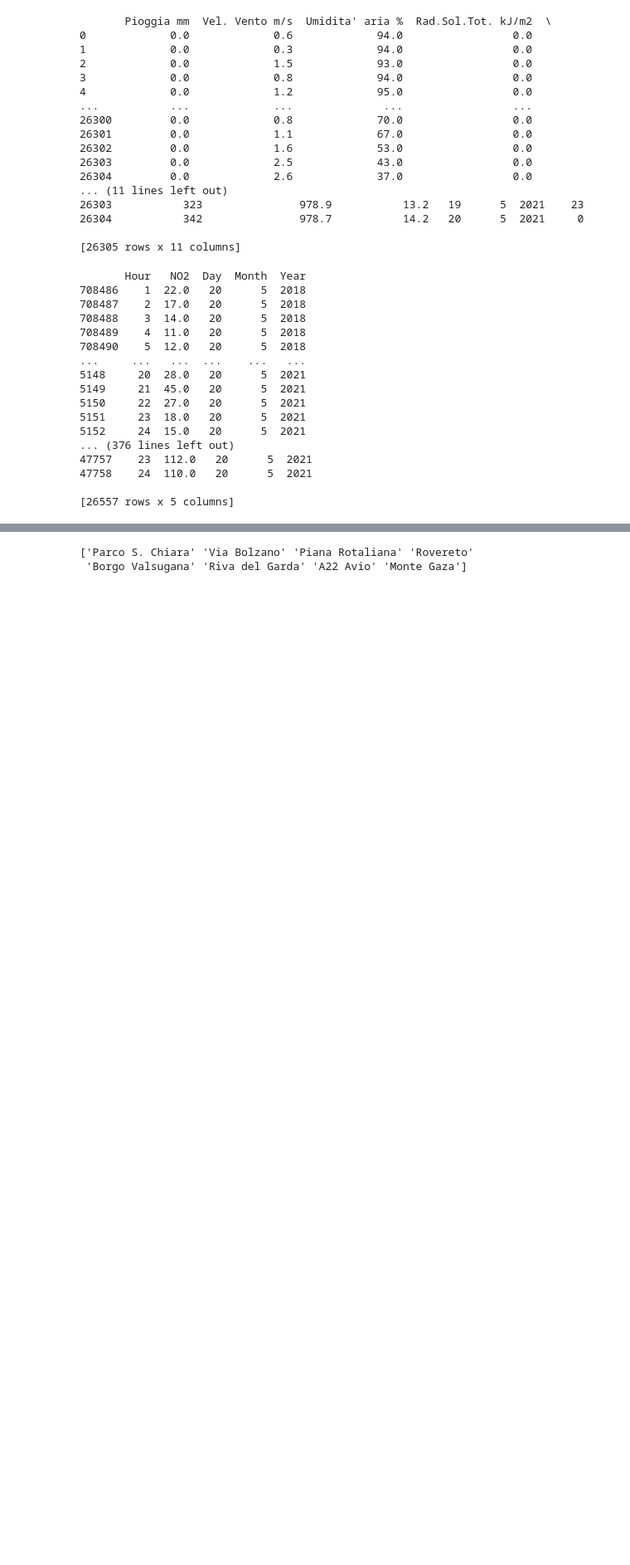
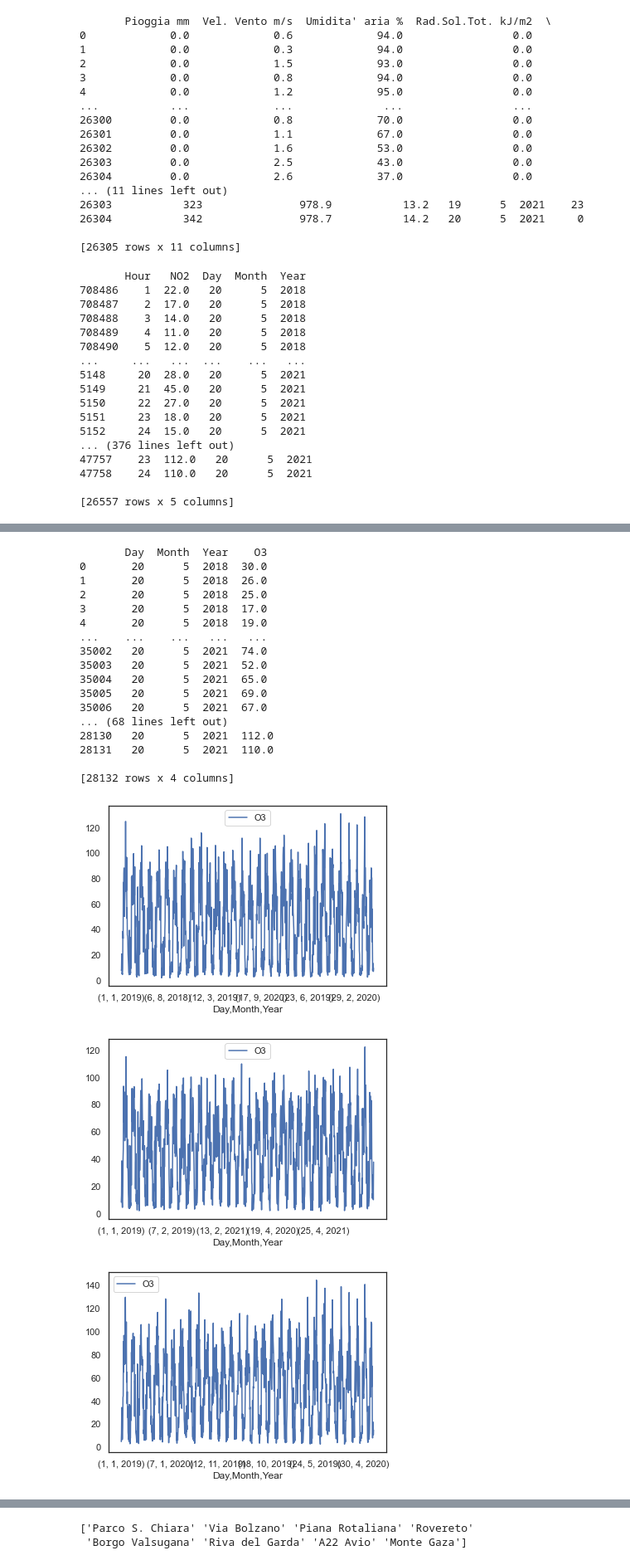
Before and after one commit to IZerab/Tesi_Triennale, a Jupyter notebook: Untitled3.ipynb, the cells around one changed output, grey strips where cells are left out. Shown: that part at 83% size. Saved outputs shown, nothing was run; the diff lists cells and outputs as text; code cells hidden in the pictures; blank space fills up the shorter version.

```diff
--- a/Untitled3.ipynb
+++ b/Untitled3.ipynb
@@ -321,3 +327,43 @@ Borgo Valsugana
 28131   20      5  2021   24  5.0   7.0  110.0
 
 [28132 rows x 7 columns]
+# %%
+df_plt = df1.copy()
+temp_data = {}
+figure = plt()
+for i in stat_names:
+    if 'O3' in df_plt[i].columns:
+            temp_data[i] = df_plt[i].copy()
+            for j in temp_data[i].columns:
+                if not (j == "Day" or j == "Month" or j == "Year" or j == "O3"): temp_data[i].drop(columns=j, inplace=True)
+            figure = temp_data[i].groupby(by=["Day","Month","Year"]).mean().plot()
+
+            print(temp_data[i])
+
+#palette = sns.color_palette("mako_r", 6)
+#sns.lineplot(
+#    data=temp_data, x="Day", y="O3",
+#    hue="coherence", style="choice",
+#    palette=palette
+#)
+# %% [output]
+       Day  Month  Year    O3
+0       20      5  2018  30.0
+1       20      5  2018  26.0
+2       20      5  2018  25.0
+3       20      5  2018  17.0
+4       20      5  2018  19.0
+...    ...    ...   ...   ...
+35002   20      5  2021  74.0
+35003   20      5  2021  52.0
+35004   20      5  2021  65.0
+35005   20      5  2021  69.0
+35006   20      5  2021  67.0
+... (68 lines left out)
+28130   20      5  2021  112.0
+28131   20      5  2021  110.0
+
+[28132 rows x 4 columns]
+[figure, added]
+[figure, added]
+[figure, added]
```
Also changed, not shown: parts of 6 cells of this notebook, 7 other files.
